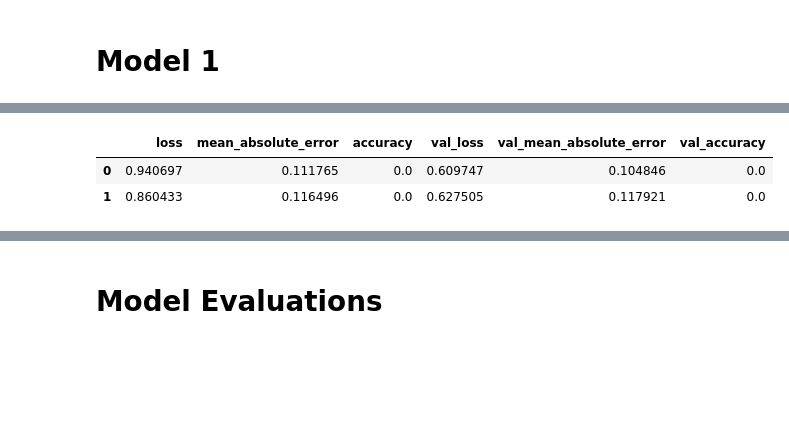
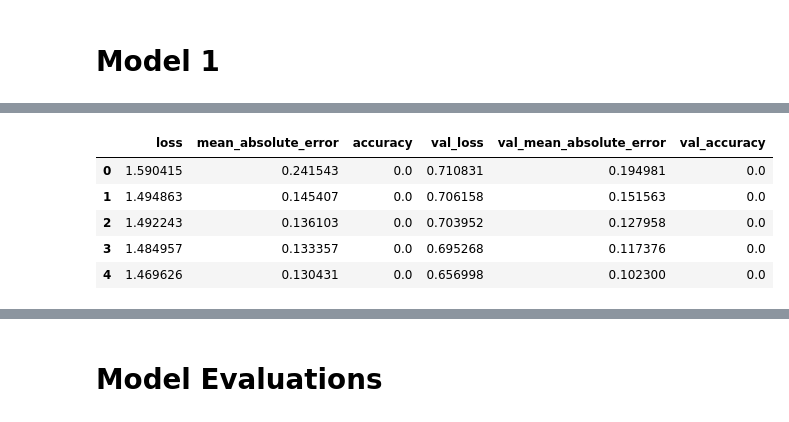
Before and after one commit to rreuther8-berkeley/UCB_207_sec01_fin_nlp, a Jupyter notebook: sequence_w_post_date_model.ipynb, the cells around one changed output, grey strips where cells are left out. Saved outputs shown, nothing was run; the diff lists cells and outputs as text; code cells hidden in the pictures; blank space fills up the shorter version.

```diff
--- a/sequence_w_post_date_model.ipynb
+++ b/sequence_w_post_date_model.ipynb
@@ -130,3 +118,23 @@ X_train.iloc[:5]
+# %%
+def create_time_fields(X_train, X_val, X_test):
+    X_test['created'] = pd.to_datetime(X_test['created'])
+    X_train['created'] = pd.to_datetime(X_train['created'])
+    X_val['created'] = pd.to_datetime(X_val['created'])
+
+    # Create the new columns
+    X_test['hour_of_day'] = X_test['created'].dt.hour
+    X_test['day_of_week'] = X_test['created'].dt.dayofweek
+
+
+    X_train['hour_of_day'] = X_train['created'].dt.hour
+    X_train['day_of_week'] = X_train['created'].dt.dayofweek
+
+    X_val['hour_of_day'] = X_val['created'].dt.hour
+    X_val['day_of_week'] = X_val['created'].dt.dayofweek
+
+    return X_train, X_val, X_test
+
+X_train, X_val, X_test = create_time_fields(X_train, X_val, X_test)
 # %% [markdown]
 # Model 1
 # %%
@@ -135,7 +143,7 @@ def build_multifeature_model(max_tokens=10000, output_sequence_length=250, embed
     tf.random.set_seed(0)
 
     text_input = Input(shape=(output_sequence_length,), name="fulltext")
-    dense_input = Input(shape=(1,), dtype=tf.float32, name='post_time')
+    dense_input = Input(shape=(1,), dtype=tf.float32, name='hour_of_day')
 
     embeddings = Embedding(input_dim=max_tokens, output_dim=embedding_dim, input_length=output_sequence_length)(text_input)
     dense_hidden = Dense(32, activation='relu')(dense_input)
@@ -144,7 +152,7 @@ def build_multifeature_model(max_tokens=10000, output_sequence_length=250, embed
     flattened_text = tf.keras.layers.GlobalAveragePooling1D()(embeddings)
     combined = Concatenate()([flattened_text, dense_hidden])
 
-    x = Dense(64, activation='relu')(x)
+    x = Dense(64, activation='relu')(combined)
     x = Dropout(0.5)(x)
     x = Dense(32, activation='relu')(x)
 
@@ -161,15 +169,19 @@ early_stopping = tf.keras.callbacks.EarlyStopping(monitor='val_loss', patience=1
 history_1_mf = model_1_multifeature.fit(
     {
         'fulltext': vectorized_text[:10000],
-        'post_time': X_train[''][:10000],
+        'hour_of_day': X_train['hour_of_day'][:10000],
     },
-    y_train[:1000],
+    y_train[:10000],
     epochs=5,
     batch_size=2,
     verbose=1,
     callbacks=[early_stopping],
-    validation_data=(vectorized_text_val, y_val)
+    validation_data=({
+        'fulltext': vectorized_text_val,
+        'hour_of_day': X_val['hour_of_day']
+    }, y_val)
 )
+
 hist_1_mf = pd.DataFrame(history_1_mf.history)
 hist_1_mf
 # %% [output]
@@ -180,3 +198,6 @@ Epoch 2/5
 |  | loss | mean_absolute_error | accuracy | val_loss | val_mean_absolute_error | val_accuracy |
-| 0 | 0.940697 | 0.111765 | 0.0 | 0.609747 | 0.104846 | 0.0 |
-| 1 | 0.860433 | 0.116496 | 0.0 | 0.627505 | 0.117921 | 0.0 |
+| 0 | 1.590415 | 0.241543 | 0.0 | 0.710831 | 0.194981 | 0.0 |
+| 1 | 1.494863 | 0.145407 | 0.0 | 0.706158 | 0.151563 | 0.0 |
+| 2 | 1.492243 | 0.136103 | 0.0 | 0.703952 | 0.127958 | 0.0 |
+| 3 | 1.484957 | 0.133357 | 0.0 | 0.695268 | 0.117376 | 0.0 |
+| 4 | 1.469626 | 0.130431 | 0.0 | 0.656998 | 0.102300 | 0.0 |
```
Also changed, not shown: parts of 10 cells of this notebook, 8 other files.
